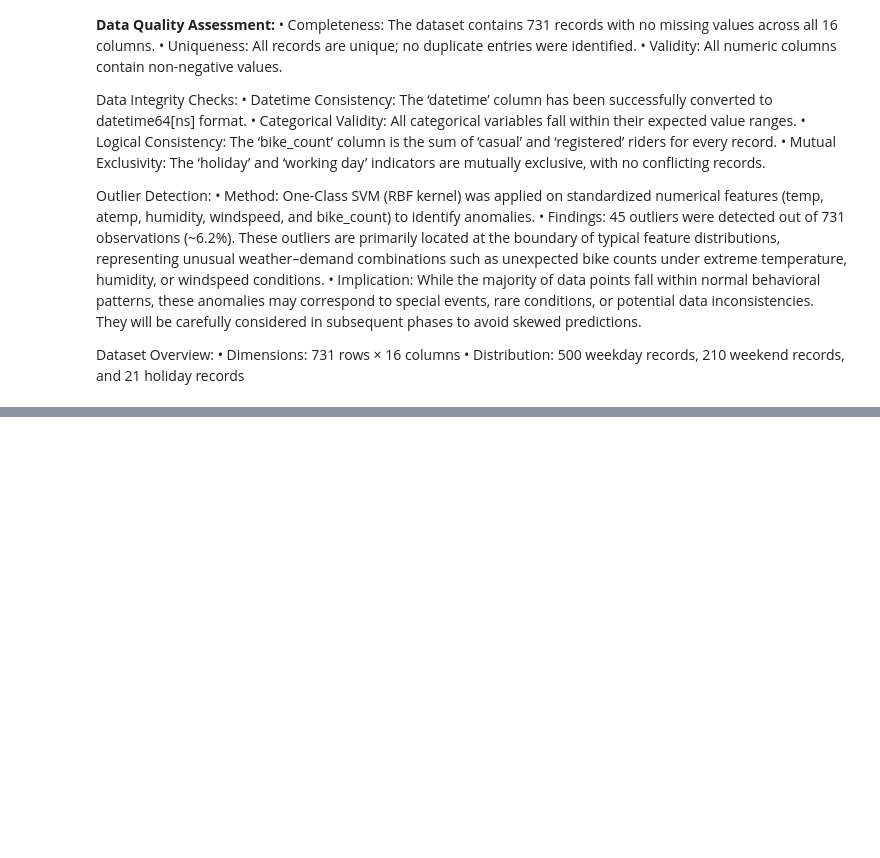
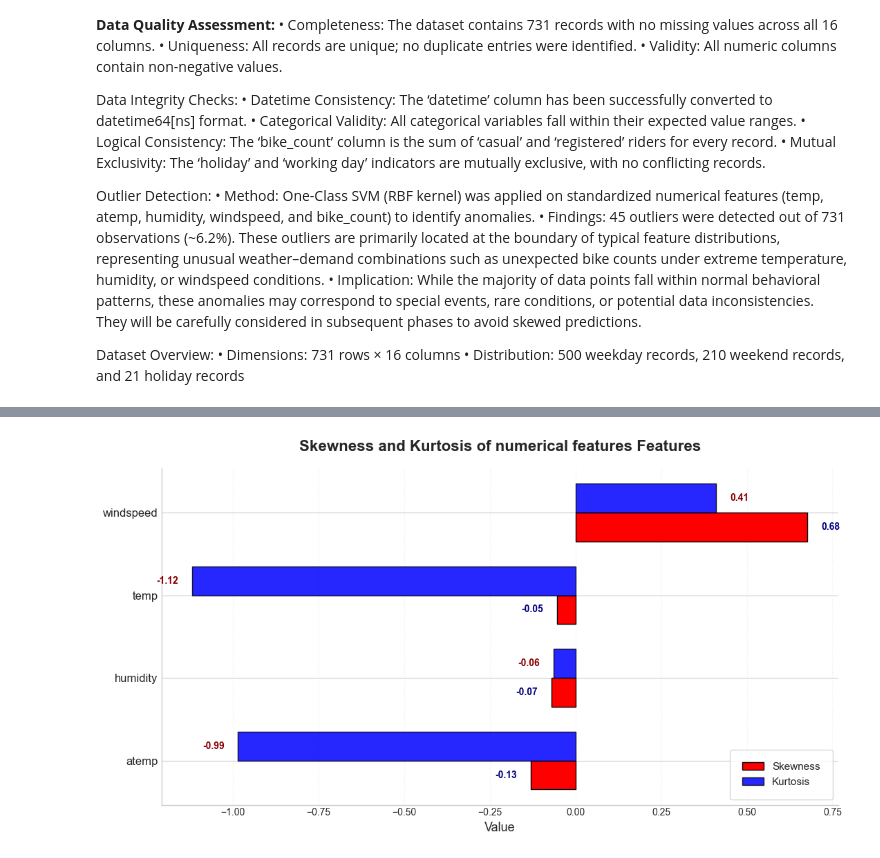
Before and after one commit to Arifuzzaman-Munaf/Predictive-Analysis-using-ML-algorithms, a Jupyter notebook: assessment_03.ipynb, the cells around one changed output, grey strips where cells are left out. Cells and saved outputs as stored; diff of their text form; code cells hidden in the pictures; blank space fills up the shorter version.

```diff
--- a/assessment_03.ipynb
+++ b/assessment_03.ipynb
@@ -703,0 +998,56 @@ Dataset Overview:
+# %%
+def plot_skewness_kurtosis(df, split_name="numerical features"):
+    """
+    Visualize skewness and kurtosis for numerical features in the DataFrame.
+
+    Args:
+        df: pandas DataFrame containing the data
+        split_name: str, name for the numerical features (for title)
+    """
+    # Compute skewness and kurtosis directly from the provided DataFrame
+    skewness = df.skew().sort_values()
+    kurtosis = df.kurt().loc[skewness.index]  # align order with skewness
+    features = skewness.index
+
+    # set the figure size
+    fig, ax = plt.subplots(figsize=(11, 6))
+
+    # set the bar height
+    bar_height = 0.35
+    y = np.arange(len(features))
+
+
+    # Plot skewness and kurtosis bars
+    ax.barh(y - bar_height/2, skewness, height=bar_height, color="red", label='Skewness', edgecolor='black')
+    ax.barh(y + bar_height/2, kurtosis, height=bar_height, color="blue", label='Kurtosis', edgecolor='black', alpha=0.85)
+
+    # Annotate skewness and kurtosis values on bars
+    for i, (sk, ku) in enumerate(zip(skewness, kurtosis)):
+        ax.text(sk + (0.04 if sk >= 0 else -0.04), y[i] - bar_height/2, f"{sk:.2f}",
+                color='navy', va='center', ha='left' if sk >= 0 else 'right', fontweight='bold', fontsize=10)
+        ax.text(ku + (0.04 if ku >= 0 else -0.04), y[i] + bar_height/2, f"{ku:.2f}",
+                color='darkred', va='center', ha='left' if ku >= 0 else 'right', fontweight='bold', fontsize=10)
+
+    # Set y-ticks and labels
+    ax.set_yticks(y)
+    ax.set_yticklabels(features, fontsize=12)
+    ax.set_xlabel('Value', fontsize=13)
+    ax.set_title(f'Skewness and Kurtosis of {split_name} Features', fontsize=16, fontweight='bold', pad=18)
+
+    # Custom legend
+    ax.legend(loc='lower right', fontsize=11, frameon=True, borderpad=1.2)
+
+    # Add grid for easier reading
+    ax.grid(axis='x', linestyle=':', alpha=0.3)
+
+    # Remove spines for a cleaner look
+    ax.spines['right'].set_visible(False)
+    ax.spines['top'].set_visible(False)
+
+    plt.tight_layout()
+    plt.show()
+
+# Usage
+plot_skewness_kurtosis(x_df[numerical_features])
+# %% [output]
+[figure, added]
```
Also changed, not shown: parts of 16 cells of this notebook.
